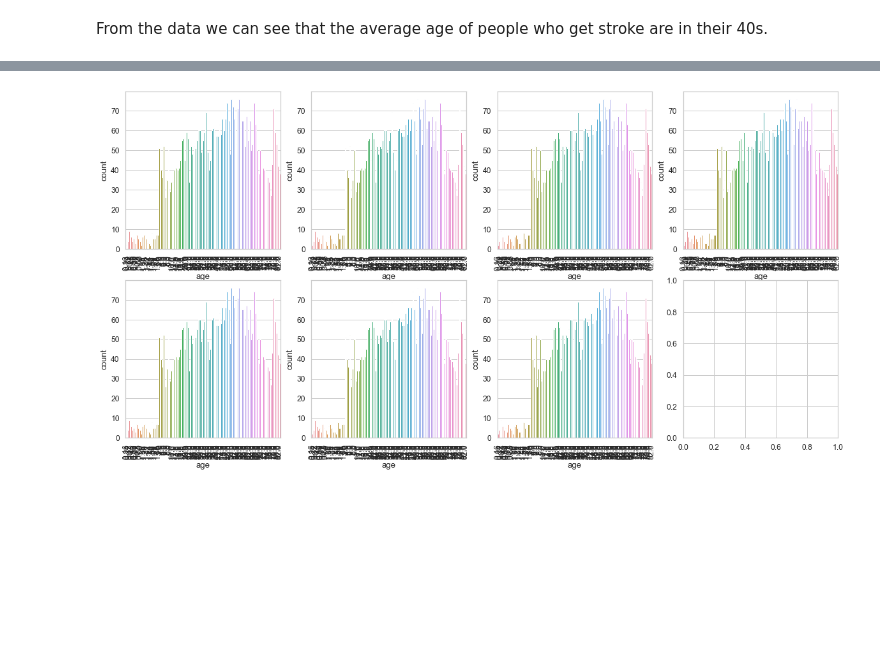
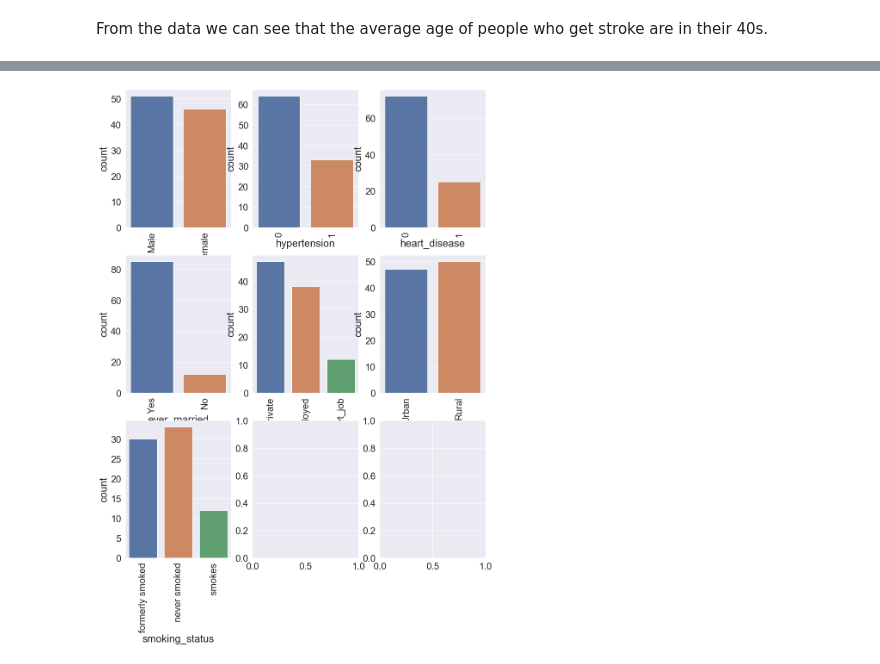
Before and after one commit to Coolbreeze151/Predicting-Stroke, a Jupyter notebook: Stroke Prediction.ipynb, the cells around one changed output, grey strips where cells are left out. Saved outputs shown, nothing was run; the diff lists cells and outputs as text; code cells hidden in the pictures; blank space fills up the shorter version.

```diff
--- a/Stroke Prediction.ipynb
+++ b/Stroke Prediction.ipynb
@@ -244,0 +245,2 @@ categorical = [
+# %%
+train_df_stroke = train_df.loc[train_df['stroke'] == 1]
@@ -245,8 +251,8 @@ categorical = [
 # %%
-fig, ax = plt.subplots(2, 4, figsize=(20, 10))
+fig, ax = plt.subplots(3, 3, figsize=(15, 20))
 for variable, subplot in zip(categorical, ax.flatten()):
-    sns.countplot(train_df['age'], ax=subplot)
+    sns.countplot(train_df_stroke[variable], ax=subplot)
     for label in subplot.get_xticklabels():
         label.set_rotation(90)
 # %% [output]
-[figure, old version]
+[figure, new version]
```
Also changed, not shown: parts of 10 cells of this notebook.
